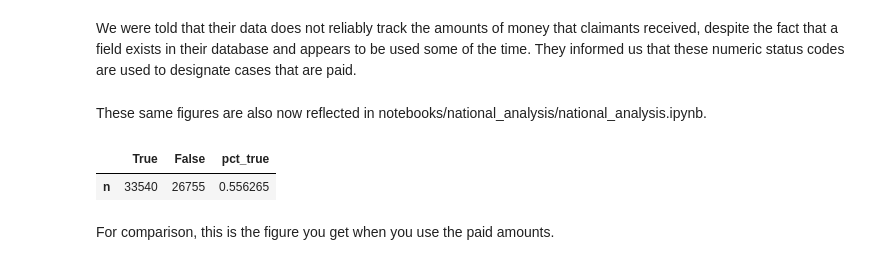
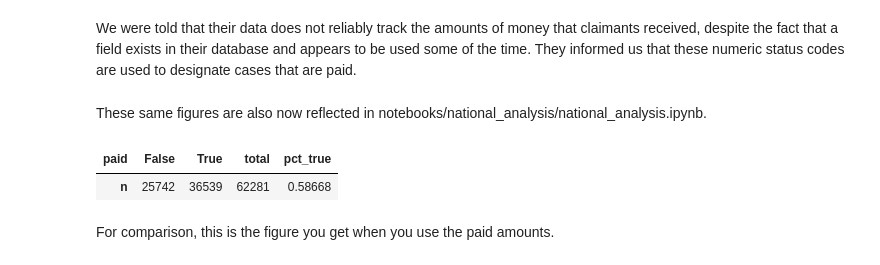
Before and after one commit to cbs-news-data/wage-theft-data, a Jupyter notebook: notebooks/texas/texas.ipynb, the cells around one changed output. Drawn from its saved outputs; the diff is of its cells as text; code cells hidden in the pictures.

```diff
--- a/notebooks/texas/texas.ipynb
+++ b/notebooks/texas/texas.ipynb
@@ -7,5 +8,7 @@ import pandas as pd
 # %%
-df = pd.read_excel("input/Copy_of_RESULTS_-_MEDIA_REQUEST_-_January_1_2010_to_Jul_14_2022.xlsx")
+df = pd.read_excel(
+    "input/Copy_of_RESULTS_-_MEDIA_REQUEST_-_January_1_2010_to_Jul_14_2022.xlsx"
+)
 # %% [markdown]
 They informed us there are duplicates in the data. These have also been addressed using a new processor in task 1
 # %%
@@ -17,17 +18,28 @@ PAID_STATUS_CODES = [950, 970]
 # %% [markdown]
 These same figures are also now reflected in notebooks/national_analysis/national_analysis.ipynb.
-# %%
-(
-    df.assign(paid=lambda x: x.FK_VCMPLNT_STSCD.isin(PAID_STATUS_CODES))
-    .query("AWARDED == 'YES'")
-    .paid.value_counts()
-    .to_frame("n")
-    .transpose()
-    .assign(pct_true=lambda x: x[True] / x.sum(axis=1))
-)
-# %% [output]
-|  | True | False | pct_true |
-| n | 33540 | 26755 | 0.556265 |
+# %%
+(
+    df.assign(
+        paid=lambda x: x.FK_VCMPLNT_STSCD.astype(int).isin(
+            constants.TX_PAID_STATUS_CODES
+        )
+    )
+    # there are some records in Texas that are marked as not awarded but have amounts paid. We are
+    # considering those to be awarded for this analysis
+    .query("AWARDED == 'YES' | paid == True")
+    # these are withdrawn cases, which we are not considering for this analysis
+    # because their outcomes are indeterminate
+    .query("~FK_VCMPLNT_STSCD.isin(@constants.TX_DROP_STATUS_CODES)")
+    .groupby("paid")
+    .WAGE_CLAIM_ID.nunique()
+    .to_frame("n")
+    .transpose()
+    .assign(total=lambda x: x[True] + x[False])
+    .assign(pct_true=lambda x: x[True] / x["total"])
+)
+# %% [output]
+| paid | False | True | total | pct_true |
+| n | 25742 | 36539 | 62281 | 0.58668 |
 # %% [markdown]
 For comparison, this is the figure you get when you use the paid amounts.
 # %%
```
Also changed, not shown: parts of 2 cells of this notebook, 37 other files.
